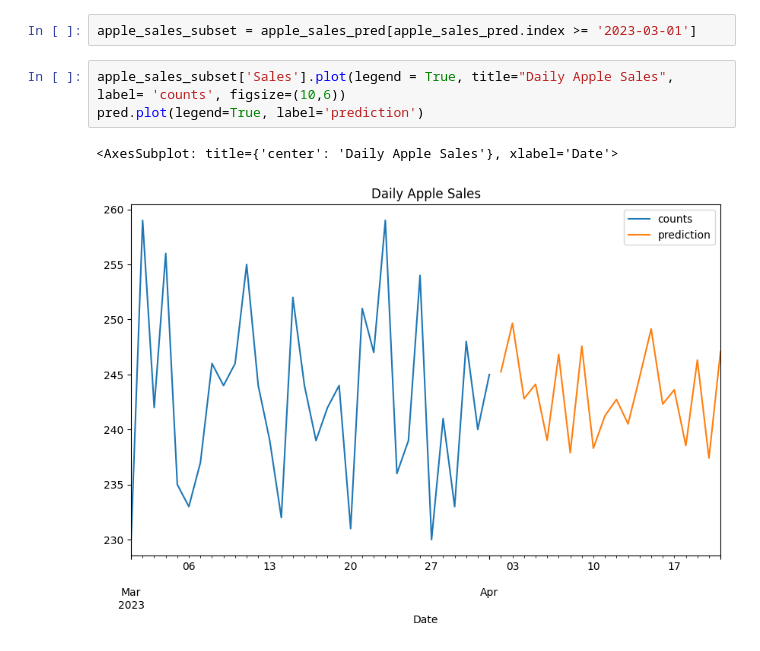
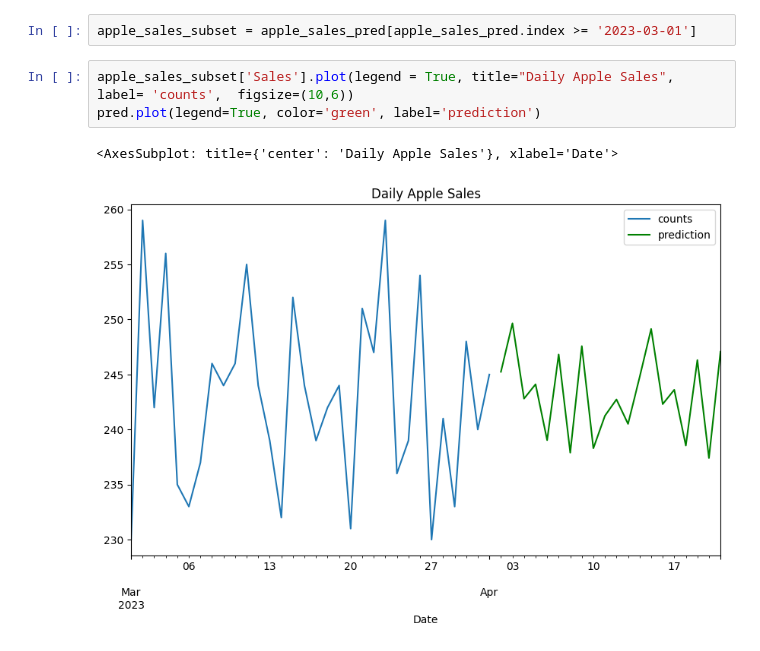
Before and after one commit to Pavlovj/bootcamp, a Jupyter notebook: Supermarketdata.ipynb, the cells around one changed output. Cells and saved outputs as stored; diff of their text form.

Commit message:
changed pred color

```diff
--- a/Supermarketdata.ipynb
+++ b/Supermarketdata.ipynb
@@ -436,8 +436,8 @@ apple_sales_pred.head(10)
 # %%
 apple_sales_subset = apple_sales_pred[apple_sales_pred.index >= '2023-03-01']
 # %%
-apple_sales_subset['Sales'].plot(legend = True, title="Daily Apple Sales", label= 'counts', figsize=(10,6))
-pred.plot(legend=True, label='prediction')
+apple_sales_subset['Sales'].plot(legend = True, title="Daily Apple Sales", label= 'counts',  figsize=(10,6))
+pred.plot(legend=True, color='green', label='prediction')
 # %% [output]
 <AxesSubplot: title={'center': 'Daily Apple Sales'}, xlabel='Date'>
-[figure, old version]
+[figure, new version]
```
